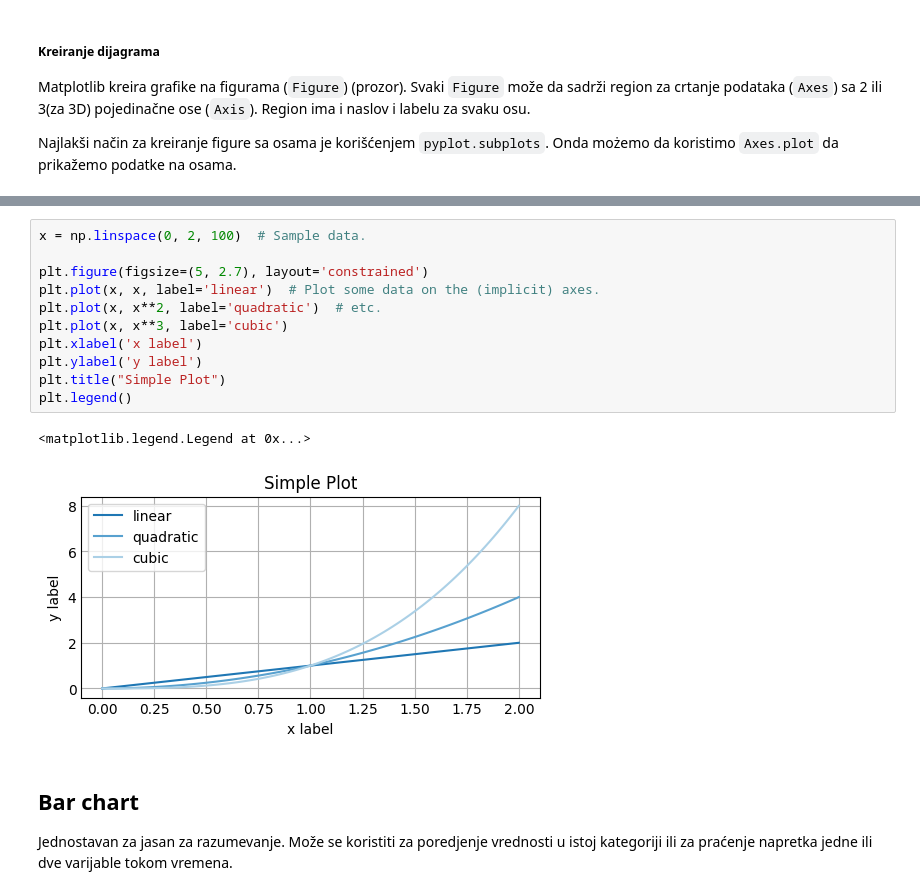
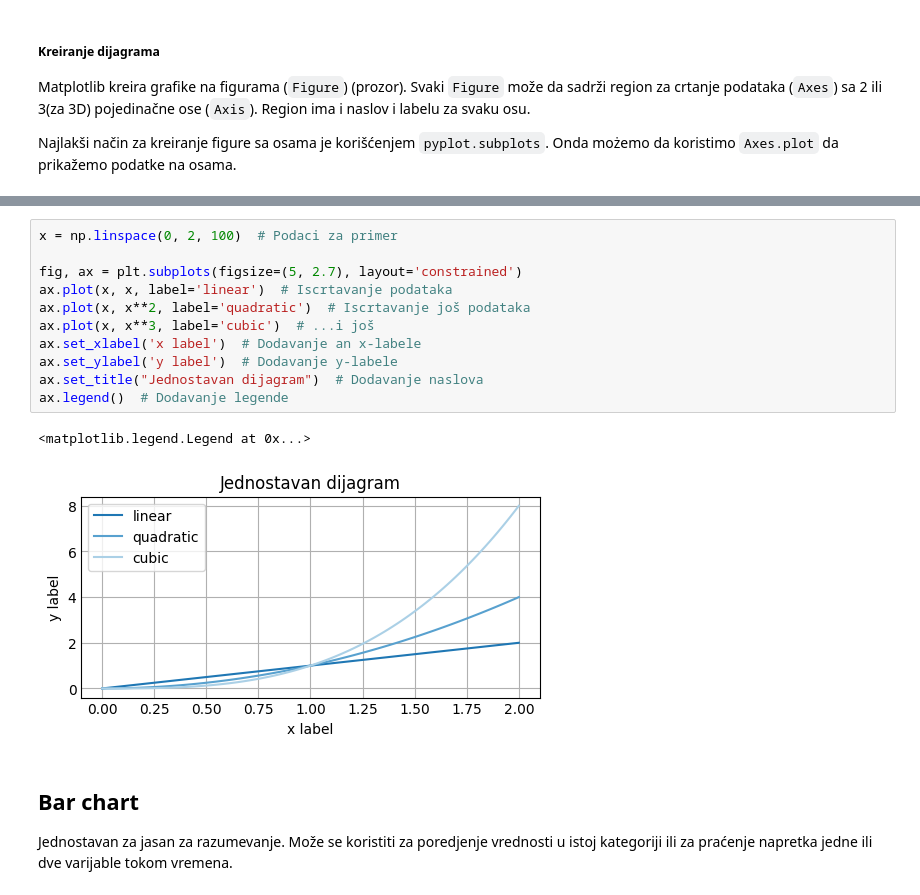
Before and after one commit to TLazarevic/data-analysis-lab, a Jupyter notebook: matplotlib.ipynb, the cells around one changed output, grey strips where cells are left out. Drawn from its saved outputs; the diff is of its cells as text.

```diff
--- a/matplotlib.ipynb
+++ b/matplotlib.ipynb
@@ -25,17 +23,17 @@ plt.show()
 # %%
-x = np.linspace(0, 2, 100)  # Sample data.
+x = np.linspace(0, 2, 100)  # Podaci za primer
 
-plt.figure(figsize=(5, 2.7), layout='constrained')
-plt.plot(x, x, label='linear')  # Plot some data on the (implicit) axes.
-plt.plot(x, x**2, label='quadratic')  # etc.
-plt.plot(x, x**3, label='cubic')
-plt.xlabel('x label')
-plt.ylabel('y label')
-plt.title("Simple Plot")
-plt.legend()
+fig, ax = plt.subplots(figsize=(5, 2.7), layout='constrained')
+ax.plot(x, x, label='linear')  # Iscrtavanje podataka
+ax.plot(x, x**2, label='quadratic')  # Iscrtavanje još podataka
+ax.plot(x, x**3, label='cubic')  # ...i još
+ax.set_xlabel('x label')  # Dodavanje an x-labele
+ax.set_ylabel('y label')  # Dodavanje y-labele
+ax.set_title("Jednostavan dijagram")  # Dodavanje naslova
+ax.legend()  # Dodavanje legende
 # %% [output]
 <matplotlib.legend.Legend at 0x...>
-[figure, old version]
+[figure, new version]
 # %% [markdown]
 ## Bar chart
 
```
Also changed, not shown: parts of 8 cells of this notebook.
